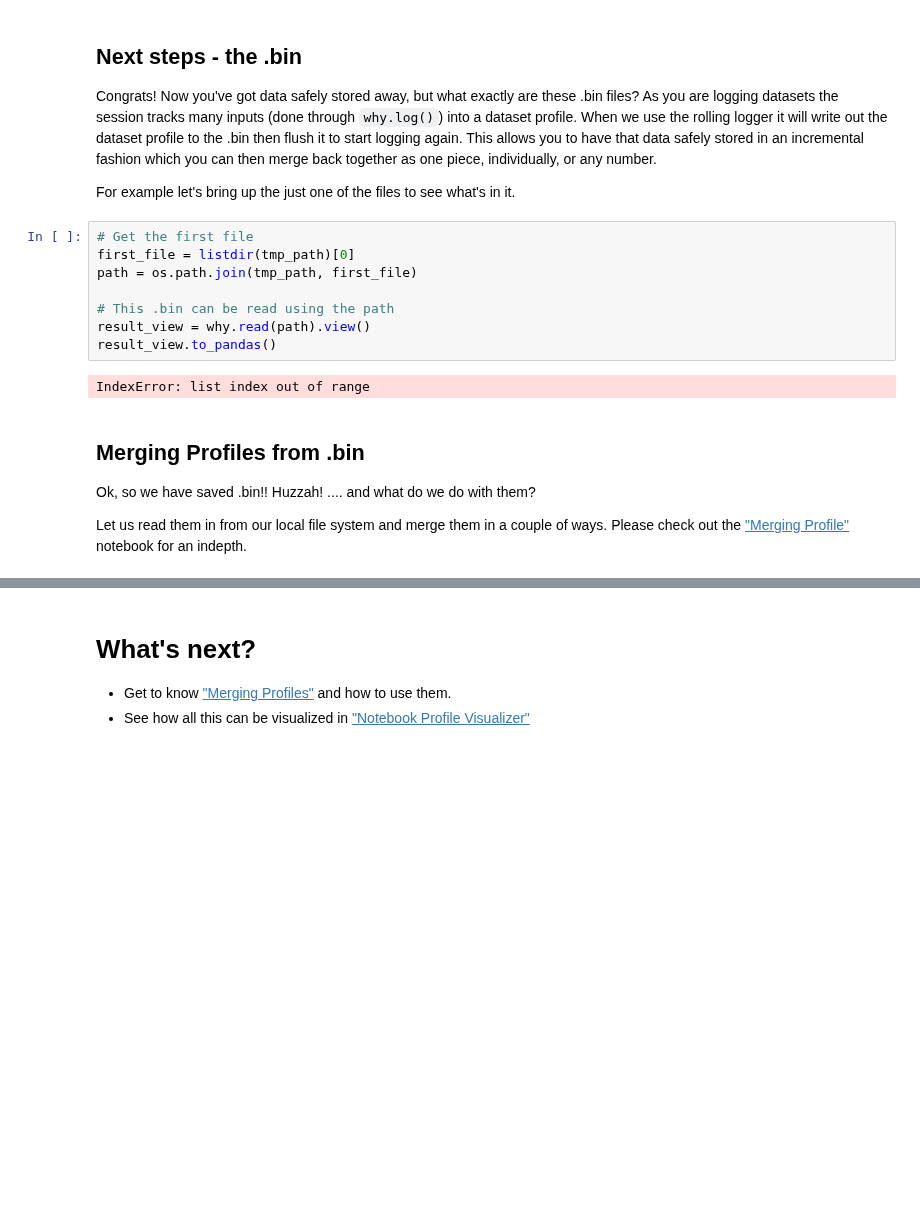
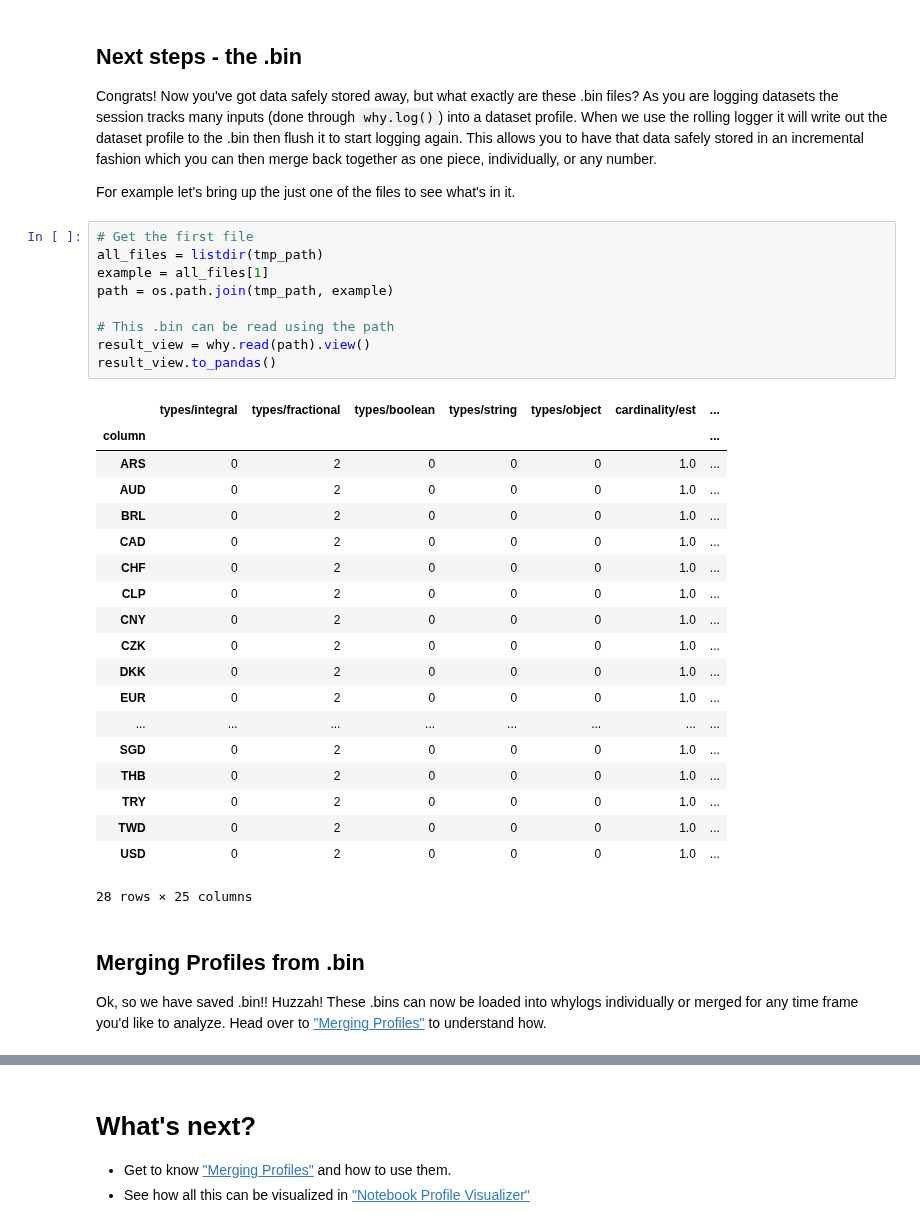
Before and after one commit to whylabs/whylogs, a Jupyter notebook: python/examples/advanced/Log_Rotation_for_Streaming_Data/Streaming_Data_with_Log_Rotation.ipynb, the cells around one changed output, grey strips where cells are left out. Cells and saved outputs as stored; diff of their text form; blank space fills up the shorter version.

```diff
--- a/python/examples/advanced/Log_Rotation_for_Streaming_Data/Streaming_Data_with_Log_Rotation.ipynb
+++ b/python/examples/advanced/Log_Rotation_for_Streaming_Data/Streaming_Data_with_Log_Rotation.ipynb
@@ -139,16 +250,33 @@ Congrats! Now you've got data safely stored away, but what exactly are these .bi
 For example let's bring up the just one of the files to see what's in it.
 # %%
 # Get the first file
-first_file = listdir(tmp_path)[0]
-path = os.path.join(tmp_path, first_file)
+all_files = listdir(tmp_path)
+example = all_files[1]
+path = os.path.join(tmp_path, example)
 
 # This .bin can be read using the path
 result_view = why.read(path).view()
 result_view.to_pandas()
 # %% [output]
+|  | types/integral | types/fractional | types/boolean | types/string | types/object | cardinality/est | ... |
+| column |  |  |  |  |  |  | ... |
+| ARS | 0 | 2 | 0 | 0 | 0 | 1.0 | ... |
+| AUD | 0 | 2 | 0 | 0 | 0 | 1.0 | ... |
+| BRL | 0 | 2 | 0 | 0 | 0 | 1.0 | ... |
+| CAD | 0 | 2 | 0 | 0 | 0 | 1.0 | ... |
+| CHF | 0 | 2 | 0 | 0 | 0 | 1.0 | ... |
+| CLP | 0 | 2 | 0 | 0 | 0 | 1.0 | ... |
+| CNY | 0 | 2 | 0 | 0 | 0 | 1.0 | ... |
+| CZK | 0 | 2 | 0 | 0 | 0 | 1.0 | ... |
+| DKK | 0 | 2 | 0 | 0 | 0 | 1.0 | ... |
+| EUR | 0 | 2 | 0 | 0 | 0 | 1.0 | ... |
+| ... | ... | ... | ... | ... | ... | ... | ... |
+| SGD | 0 | 2 | 0 | 0 | 0 | 1.0 | ... |
+| THB | 0 | 2 | 0 | 0 | 0 | 1.0 | ... |
+| TRY | 0 | 2 | 0 | 0 | 0 | 1.0 | ... |
+| TWD | 0 | 2 | 0 | 0 | 0 | 1.0 | ... |
+| USD | 0 | 2 | 0 | 0 | 0 | 1.0 | ... |
-IndexError: list index out of range
+28 rows × 25 columns
 # %% [markdown]
 ## Merging Profiles from .bin
-Ok, so we have saved .bin!! Huzzah! .... and what do we do with them?
-
-Let us read them in from our local file system and merge them in a couple of ways. Please check out the ["Merging Profile"](https://github.com/whylabs/whylogs/blob/9618e5dd6570bc484579ec1325f2f512ff56977f/python/examples/basic/Merging_Profiles.ipynb) notebook for an indepth.
+Ok, so we have saved .bin!! Huzzah! These .bins can now be loaded into whylogs individually or merged for any time frame you'd like to analyze. Head over to ["Merging Profiles"](https://github.com/whylabs/whylogs/blob/9618e5dd6570bc484579ec1325f2f512ff56977f/python/examples/basic/Merging_Profiles.ipynb) to understand how.
```
Also changed, not shown: parts of 12 cells of this notebook.
